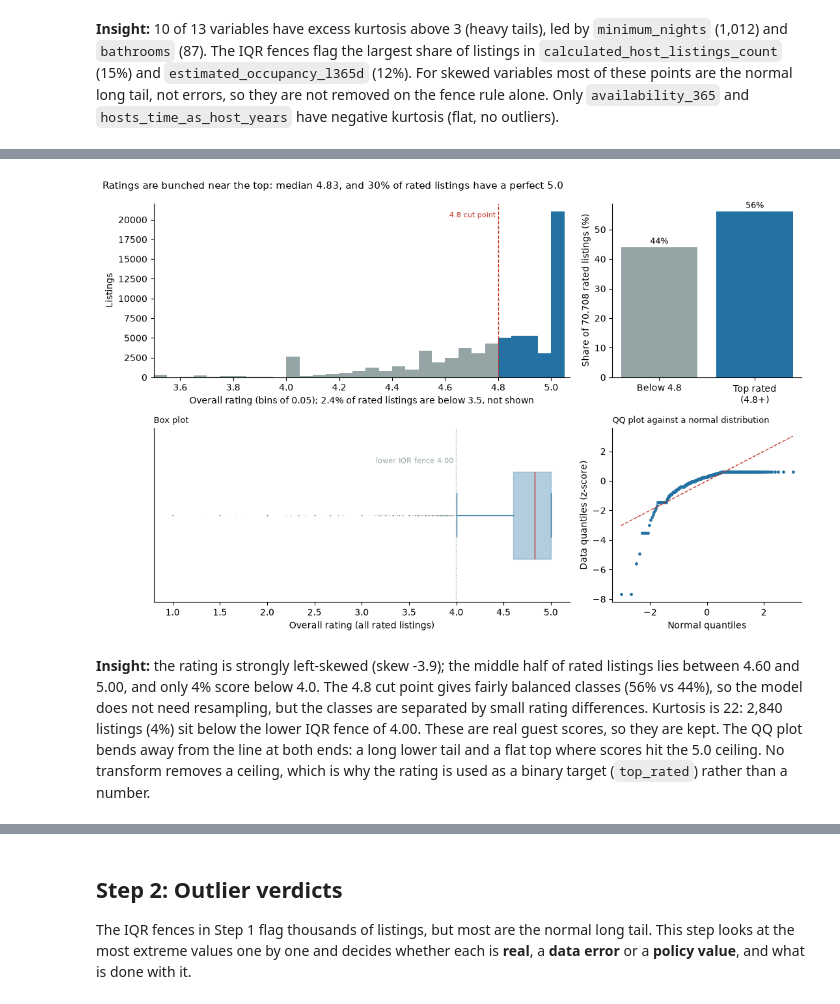
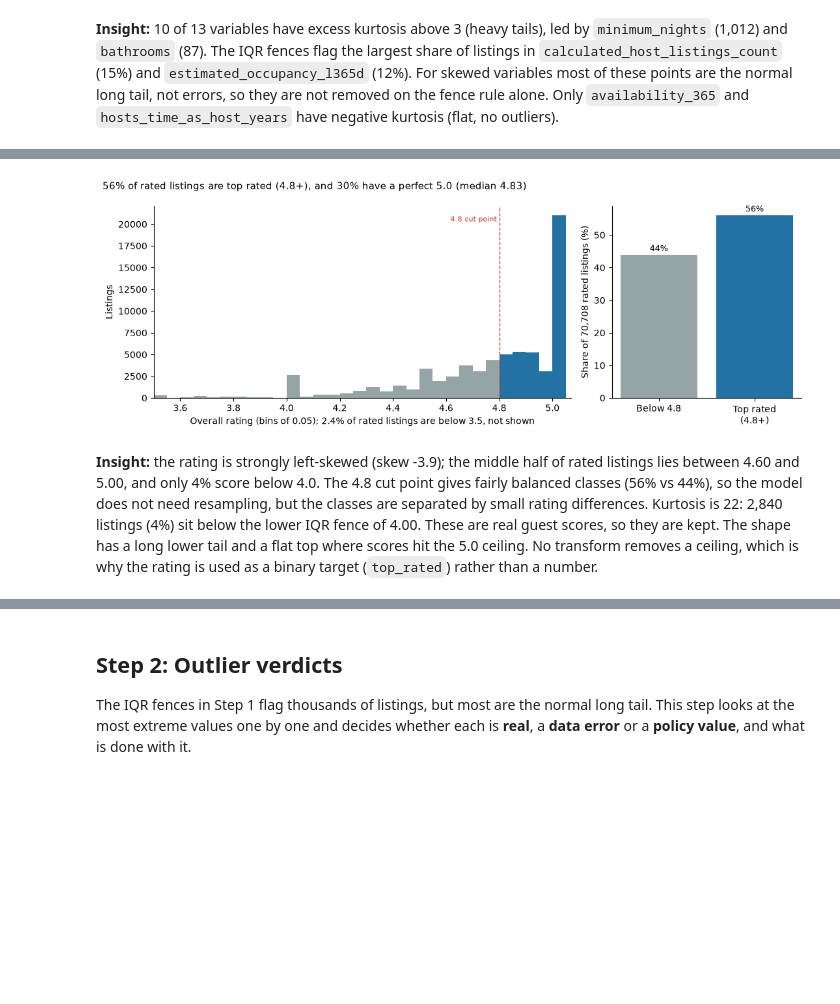
Before and after one commit to varunavy/data230-london-airbnb, a Jupyter notebook: notebooks/02_univariate_ngoc.ipynb, the cells around one changed output, grey strips where cells are left out. Cells and saved outputs as stored; diff of their text form; code cells hidden in the pictures; blank space fills up the shorter version.

```diff
--- a/notebooks/02_univariate_ngoc.ipynb
+++ b/notebooks/02_univariate_ngoc.ipynb
@@ -123,56 +194,55 @@ Shows how ratings are spread, how the 4.8 cut point splits rated listings into t
 # %%
-rt = rated["review_scores_rating"]
-fig, axes = plt.subplots(2, 2, figsize=(11, 7.2), gridspec_kw={"width_ratios": [2.2, 1]})
-axes = axes.ravel()
+def prep_fig5(d):
+    r = d[d["top_rated"].notna()]
+    rt = r["review_scores_rating"]
+    share = r["top_rated"].map({1: "Top rated\n(4.8+)", 0: "Below 4.8"}).value_counts(normalize=True) * 100
+    return dict(rt=rt, n_rated=len(r), target_share=share.reindex(["Below 4.8", "Top rated\n(4.8+)"]),
+                lo_r=iqr_fences(rt)[0])
 
-ax = axes[0]
-edges = np.linspace(1, 5.05, 82)  # 0.05-wide bins, last bin holds exactly 5.0
-_, _, patches = ax.hist(rt, bins=edges, color=GREY)
-for p in patches:
-    if p.get_x() >= 4.8 - 1e-9:
-        p.set_facecolor(BLUE)
-ax.axvline(4.8, color=RED, ls="--", lw=1)
-ax.text(4.79, ax.get_ylim()[1] * 0.92, "4.8 cut point", ha="right", fontsize=8, color=RED)
-ax.set_xlim(3.5, 5.07)
-ax.set_xlabel(f"Overall rating (bins of 0.05); {(rt < 3.5).mean() * 100:.1f}% of rated listings are below 3.5, not shown")
-ax.set_ylabel("Listings")
-clean_axes(ax)
 
-ax = axes[1]
-target_share = rated["top_rated"].map({1: "Top rated\n(4.8+)", 0: "Below 4.8"}).value_counts(normalize=True) * 100
-target_share = target_share.reindex(["Below 4.8", "Top rated\n(4.8+)"])
-bars = ax.bar(target_share.index, target_share.values, color=[GREY, BLUE])
-ax.bar_label(bars, labels=[f"{v:.0f}%" for v in target_share.values], padding=2, fontsize=9)
-ax.set_ylabel(f"Share of {len(rated):,} rated listings (%)")
-clean_axes(ax)
+def draw_fig5(v):
+    rt, target_share = v["rt"], v["target_share"]
+    fig, axes = plt.subplots(1, 2, figsize=(11, 4), gridspec_kw={"width_ratios": [2.2, 1]})
 
-lo_r, _ = iqr_fences(rt)
-ax = axes[2]
-box_h(ax, rt)
-ax.axvline(lo_r, color=GREY, ls=":", lw=1)
-ax.text(lo_r - 0.03, 1.3, f"lower IQR fence {lo_r:.2f}", ha="right", fontsize=8, color=GREY)
-ax.set_xlabel("Overall rating (all rated listings)")
-ax.set_title("Box plot", loc="left", fontsize=9)
+    ax = axes[0]
+    edges = np.linspace(1, 5.05, 82)  # 0.05-wide bins, last bin holds exactly 5.0
+    _, _, patches = ax.hist(rt, bins=edges, color=GREY)
+    for patch in patches:
+        if patch.get_x() >= 4.8 - 1e-9:
+            patch.set_facecolor(BLUE)
+    ax.axvline(4.8, color=RED, ls="--", lw=1)
+    ax.text(4.79, ax.get_ylim()[1] * 0.92, "4.8 cut point", ha="right", fontsize=8, color=RED)
+    ax.set_xlim(3.5, 5.07)
+    ax.set_xlabel(f"Overall rating (bins of 0.05); {(rt < 3.5).mean() * 100:.1f}% of rated listings are below 3.5, not shown")
+    ax.set_ylabel("Listings")
+    clean_axes(ax)
 
-ax = axes[3]
-qq_normal(ax, rt)
-ax.set_title("QQ plot against a normal distribution", loc="left", fontsize=9)
+    ax = axes[1]
+    bars = ax.bar(target_share.index, target_share.values, color=[GREY, BLUE])
+    ax.bar_label(bars, labels=[f"{x:.0f}%" for x in target_share.values], padding=2, fontsize=9)
+    ax.set_ylabel(f"Share of {v['n_rated']:,} rated listings (%)")
+    clean_axes(ax)
 
-fig.suptitle(f"Ratings are bunched near the top: median {rt.median():.2f}, and {(rt == 5).mean() * 100:.0f}% "
-             f"of rated listings have a perfect 5.0", x=0.01, ha="left", fontsize=11)
-plt.tight_layout()
-plt.savefig("../figures/fig5_rating_distribution.png", dpi=500, bbox_inches="tight")
+    fig.suptitle(f"{target_share.iloc[1]:.0f}% of rated listings are top rated (4.8+), and {(rt == 5).mean() * 100:.0f}% "
+                 f"have a perfect 5.0 (median {rt.median():.2f})", x=0.01, ha="left", fontsize=11)
+    plt.tight_layout()
+    return fig
+
+
+v5 = prep_fig5(df)
+rt, target_share, lo_r = v5["rt"], v5["target_share"], v5["lo_r"]
+draw_fig5(v5).savefig("../figures/fig5_rating_distribution.png", dpi=500, bbox_inches="tight")
 plt.show()
 
 display(Markdown(
     f"**Insight:** the rating is strongly left-skewed (skew {rt.skew():.1f}); the middle half of rated listings lies between "
     f"{rt.quantile(0.25):.2f} and {rt.quantile(0.75):.2f}, and only {(rt < 4).mean() * 100:.0f}% score below 4.0. The 4.8 cut point gives fairly balanced classes "
     f"({target_share.iloc[1]:.0f}% vs {target_share.iloc[0]:.0f}%), so the model does not need resampling, but the classes are "
     f"separated by small rating differences. Kurtosis is {rt.kurt():.0f}: {n_outside(rt):,} listings "
     f"({n_outside(rt) / len(rt) * 100:.0f}%) sit below the lower IQR fence of {lo_r:.2f}. These are real guest scores, so they are kept. "
-    f"The QQ plot bends away from the line at both ends: a long lower tail and a flat top where scores hit the 5.0 ceiling. "
+    f"The shape has a long lower tail and a flat top where scores hit the 5.0 ceiling. "
     f"No transform removes a ceiling, which is why the rating is used as a binary target (`top_rated`) rather than a number."))
 # %% [output]
-[figure, old version]
+[figure, new version]
-**Insight:** the rating is strongly left-skewed (skew -3.9); the middle half of rated listings lies between 4.60 and 5.00, and only 4% score below 4.0. The 4.8 cut point gives fairly balanced classes (56% vs 44%), so the model does not need resampling, but the classes are separated by small rating differences. Kurtosis is 22: 2,840 listings (4%) sit below the lower IQR fence of 4.00. These are real guest scores, so they are kept. The QQ plot bends away from the line at both ends: a long lower tail and a flat top where scores hit the 5.0 ceiling. No transform removes a ceiling, which is why the rating is used as a binary target (`top_rated`) rather than a number.
+**Insight:** the rating is strongly left-skewed (skew -3.9); the middle half of rated listings lies between 4.60 and 5.00, and only 4% score below 4.0. The 4.8 cut point gives fairly balanced classes (56% vs 44%), so the model does not need resampling, but the classes are separated by small rating differences. Kurtosis is 22: 2,840 listings (4%) sit below the lower IQR fence of 4.00. These are real guest scores, so they are kept. The shape has a long lower tail and a flat top where scores hit the 5.0 ceiling. No transform removes a ceiling, which is why the rating is used as a binary target (`top_rated`) rather than a number.
 # %% [markdown]
```
Also changed, not shown: parts of 21 cells of this notebook, 9 other files.
